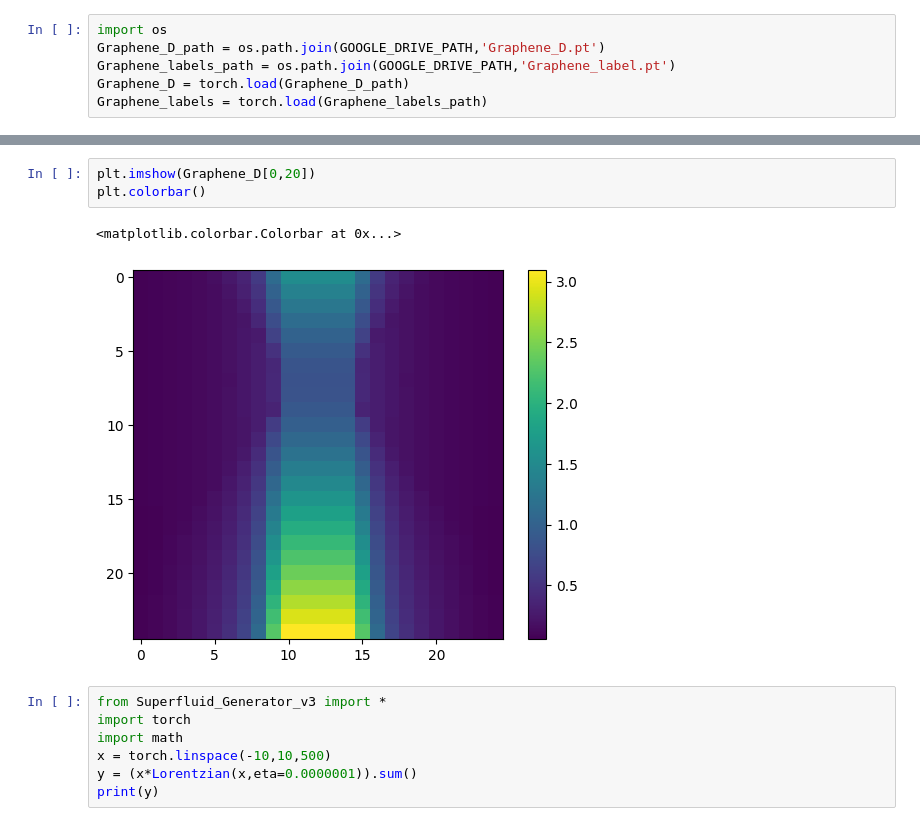
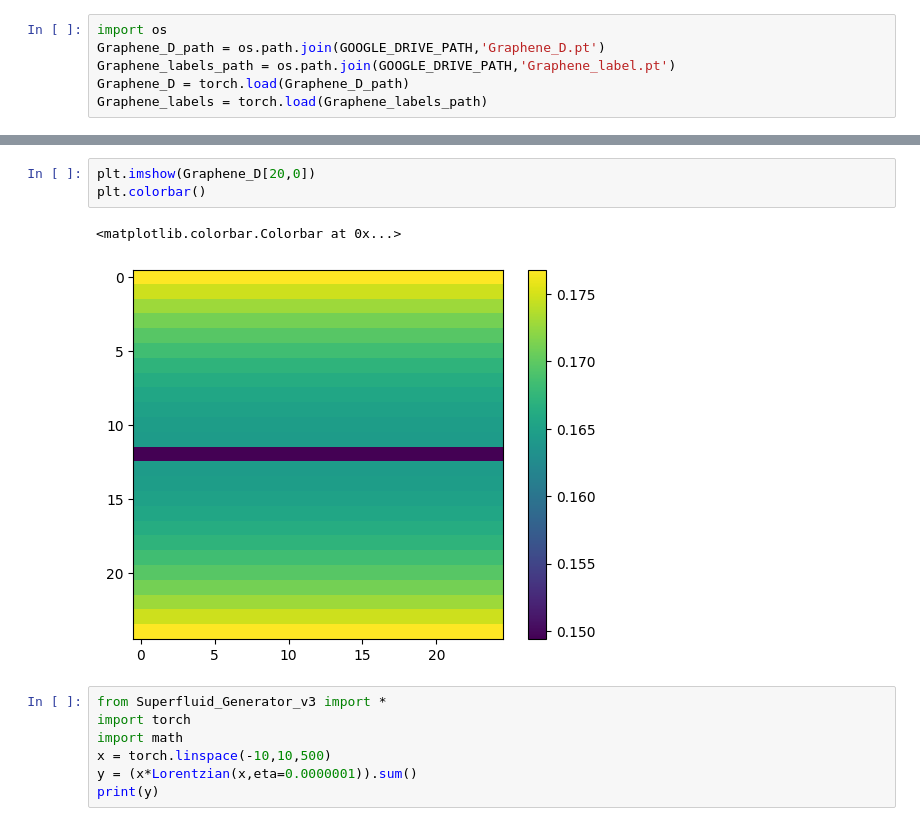
Before and after one commit to Junang-Wang/Top-invar-DL, a Jupyter notebook: Dirac_Current_clever_sampling.ipynb, the cells around one changed output, grey strips where cells are left out. Saved outputs shown, nothing was run; the diff lists cells and outputs as text.

Commit message:
Graphenee test 4th

```diff
--- a/Dirac_Current_clever_sampling.ipynb
+++ b/Dirac_Current_clever_sampling.ipynb
@@ -211,9 +252,9 @@ plt.colorbar()
 # %%
-plt.imshow(Graphene_D[0,20])
+plt.imshow(Graphene_D[20,0])
 plt.colorbar()
 # %% [output]
 <matplotlib.colorbar.Colorbar at 0x...>
-[figure, old version]
+[figure, new version]
 # %%
 from Superfluid_Generator_v3 import *
 import torch
```
Also changed, not shown: parts of 9 cells of this notebook, 5 other files.
